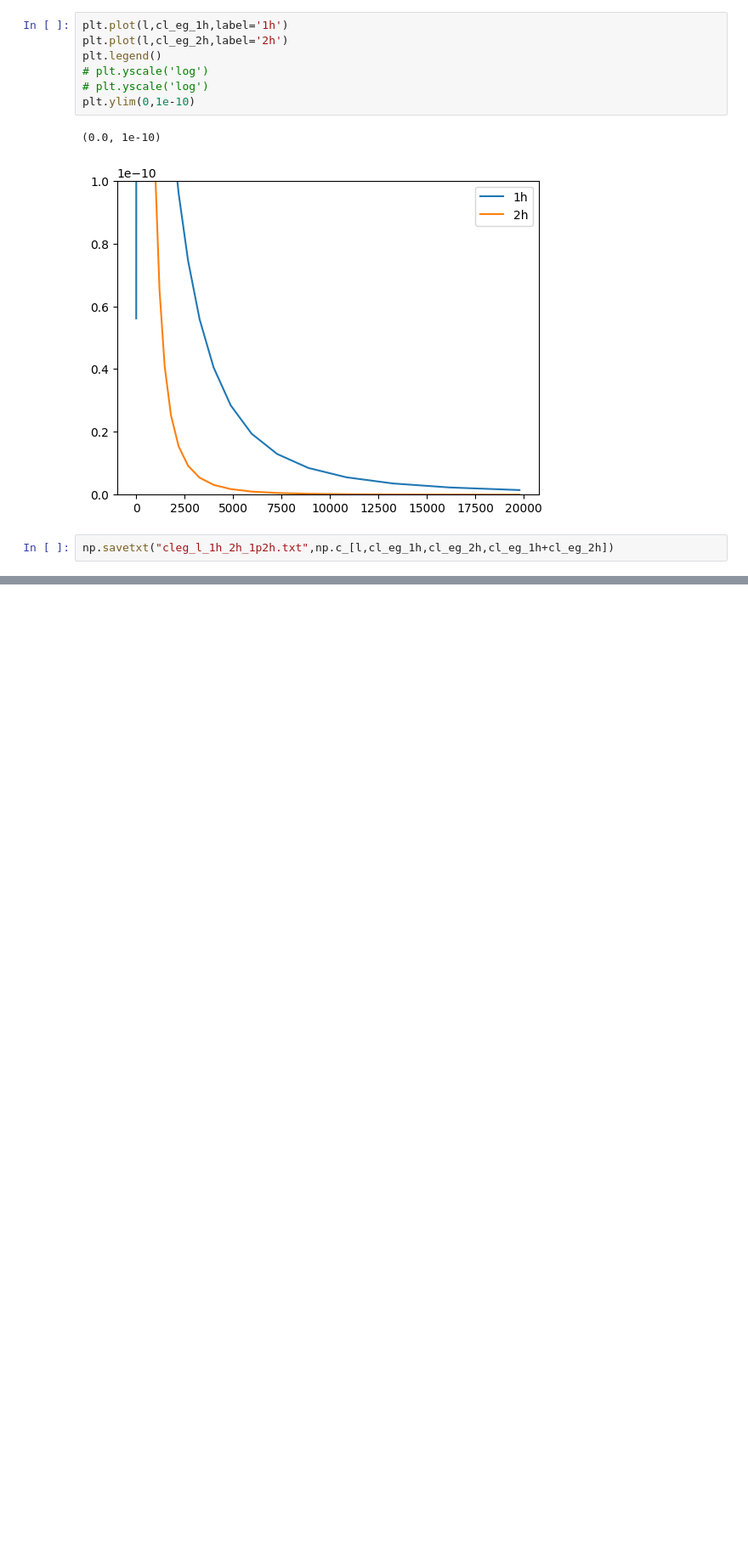
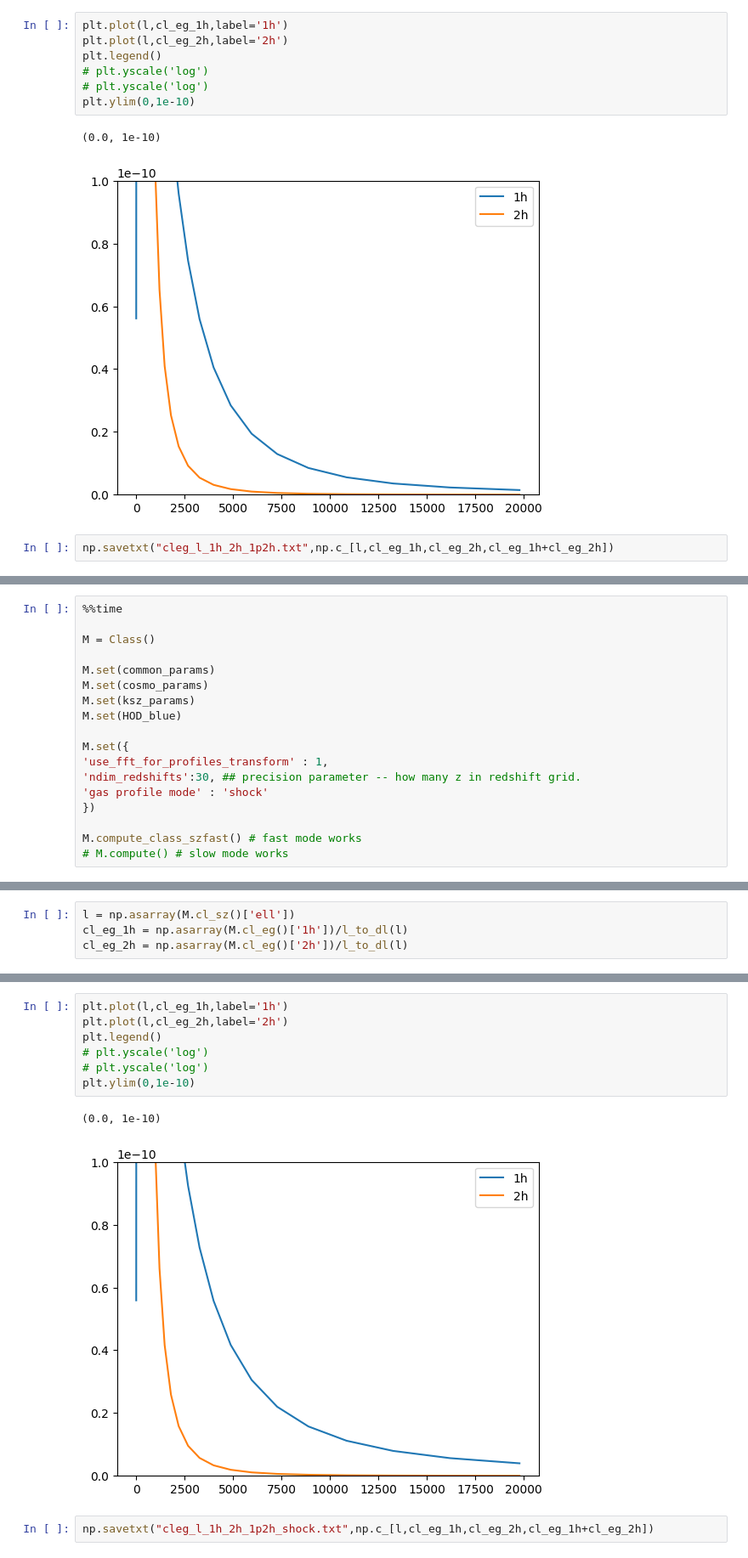
Before and after one commit to CLASS-SZ/notebooks, a Jupyter notebook: class_sz_electron_galaxy.ipynb, the cells around one changed output, grey strips where cells are left out. Shown at 85% size. Drawn from its saved outputs; the diff is of its cells as text; blank space fills up the shorter version.

```diff
--- a/class_sz_electron_galaxy.ipynb
+++ b/class_sz_electron_galaxy.ipynb
@@ -178,0 +186,18 @@ np.savetxt("cleg_l_1h_2h_1p2h.txt",np.c_[l,cl_eg_1h,cl_eg_2h,cl_eg_1h+cl_eg_2h])
+# %%
+%%time
+
+M = Class()
+
+M.set(common_params)
+M.set(cosmo_params)
+M.set(ksz_params)
+M.set(HOD_blue)
+
+M.set({
+'use_fft_for_profiles_transform' : 1,
+'ndim_redshifts':30, ## precision parameter -- how many z in redshift grid.
+'gas profile mode' : 'shock'
+})
+
+M.compute_class_szfast() # fast mode works
+# M.compute() # slow mode works
@@ -178,0 +207,4 @@ np.savetxt("cleg_l_1h_2h_1p2h.txt",np.c_[l,cl_eg_1h,cl_eg_2h,cl_eg_1h+cl_eg_2h])
+# %%
+l = np.asarray(M.cl_sz()['ell'])
+cl_eg_1h = np.asarray(M.cl_eg()['1h'])/l_to_dl(l)
+cl_eg_2h = np.asarray(M.cl_eg()['2h'])/l_to_dl(l)
@@ -178,0 +226,12 @@ np.savetxt("cleg_l_1h_2h_1p2h.txt",np.c_[l,cl_eg_1h,cl_eg_2h,cl_eg_1h+cl_eg_2h])
+# %%
+plt.plot(l,cl_eg_1h,label='1h')
+plt.plot(l,cl_eg_2h,label='2h')
+plt.legend()
+# plt.yscale('log')
+# plt.yscale('log')
+plt.ylim(0,1e-10)
+# %% [output]
+(0.0, 1e-10)
+[figure, added]
+# %%
+np.savetxt("cleg_l_1h_2h_1p2h_shock.txt",np.c_[l,cl_eg_1h,cl_eg_2h,cl_eg_1h+cl_eg_2h])
```
Also changed, not shown: parts of 10 cells of this notebook, 2 other files.
